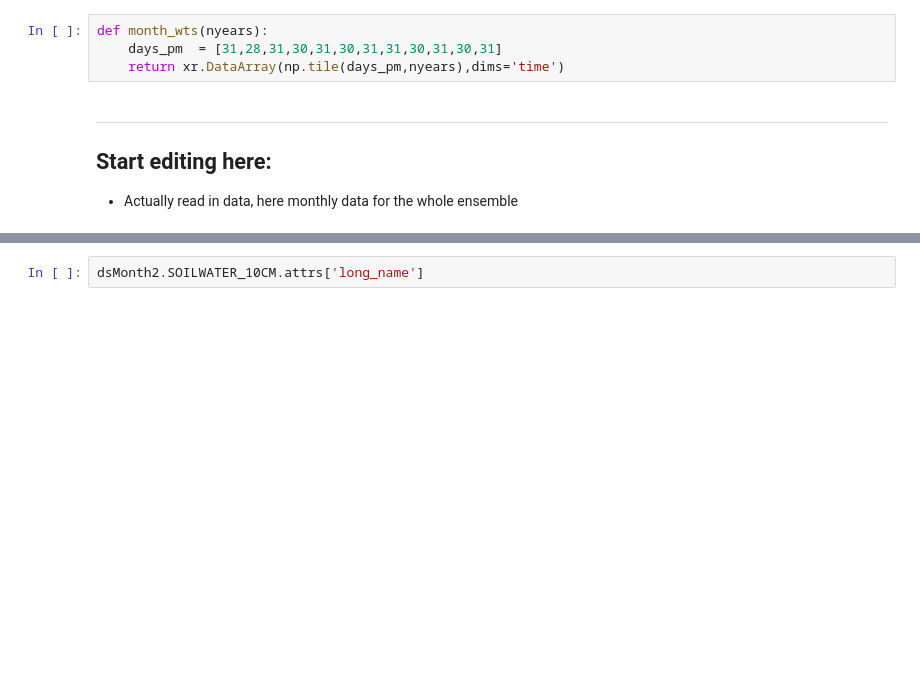
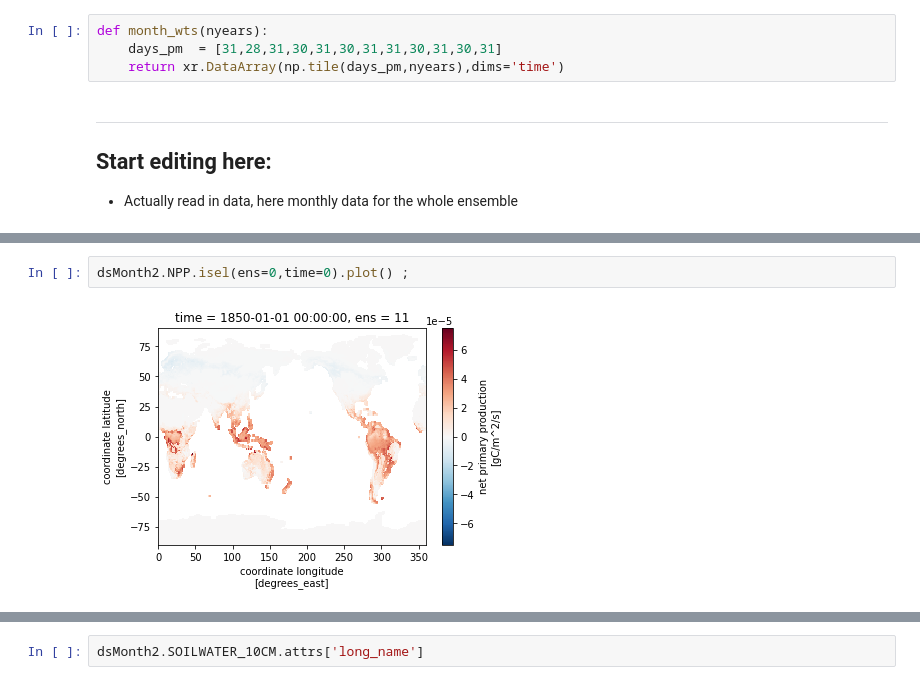
Before and after one commit to eschlerm/permafrost, a Jupyter notebook: LocalChange-ARC.ipynb, the cells around one changed output, grey strips where cells are left out. Saved outputs shown, nothing was run; the diff lists cells and outputs as text; blank space fills up the shorter version.

```diff
--- a/LocalChange-ARC.ipynb
+++ b/LocalChange-ARC.ipynb
@@ -387,3 +364,7 @@ _ = wait(dsMonth2)
 print(" -- data read in, start plotting -- ")
 # %% [output]
  -- data read in, start plotting --
+# %%
+dsMonth2.NPP.isel(ens=0,time=0).plot() ;
+# %% [output]
+[figure, added]
```
Also changed, not shown: parts of 31 cells of this notebook.
